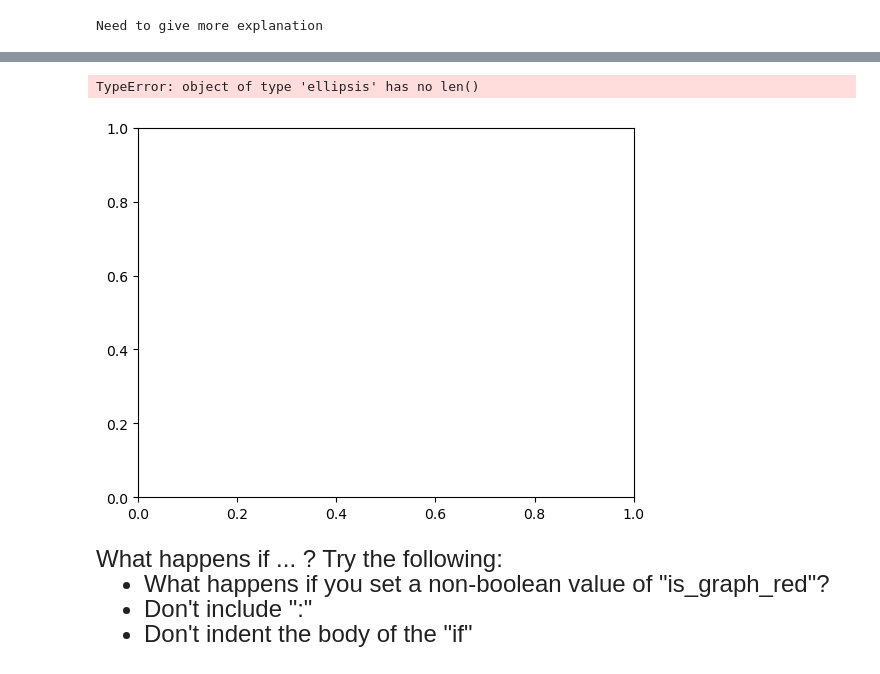
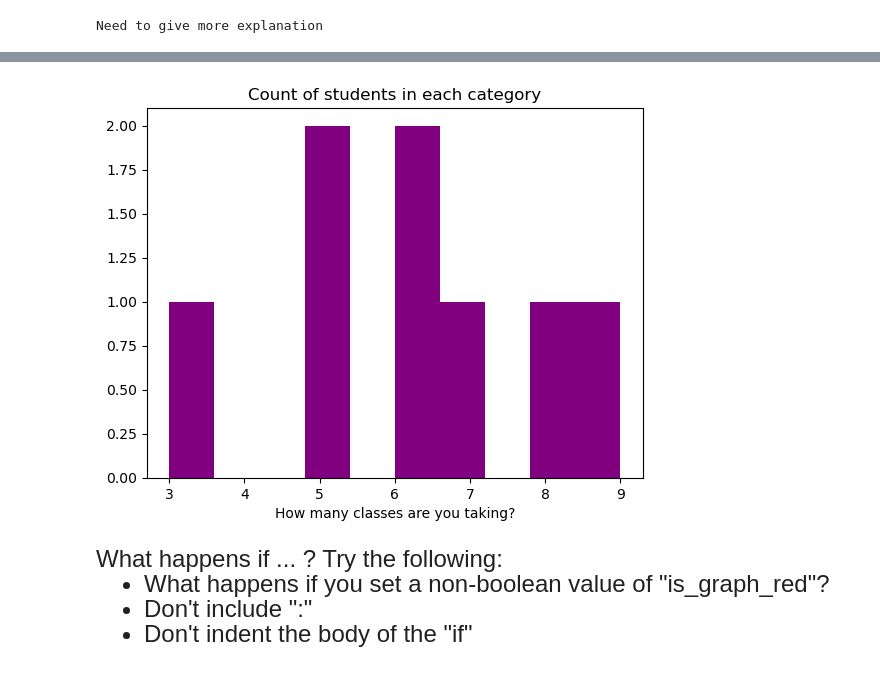
Before and after one commit to jshin0229/qtm151fall2025real, a Jupyter notebook: Lecture_06 - Boolean variables/Lecture6.ipynb, the cells around one changed output, grey strips where cells are left out. Cells and saved outputs as stored; diff of their text form; code cells hidden in the pictures.

```diff
--- a/Lecture_06 - Boolean variables/Lecture6.ipynb
+++ b/Lecture_06 - Boolean variables/Lecture6.ipynb
@@ -409,36 +409,35 @@ depending on a condition <br>
 # %%
 #------------------------------------------------------------------------------#
 #--------------------------- EXPLANATION OF IF/ELSE SYNTAX --------------------#
 #
 # If/else statements are useful to run different types of commands
 # depending on a user-specified input, or conditions satisfied by the data
 #
 # This code prints a red graph if "is_red_graph" is set to "True"
 # and outputs a purple graph otherwise.
 #
 # Common notation: The prefix "is_" denotes boleean variables
 #
 # VIEWING OUTPUT:
 # You can guarantee that the graph appears with plt.show()
 #------------------------------------------------------------------------------#
 
 
 is_graph_red = False
-how_many_classes = ...
+how_many_classes = np.array([6, 5, 3, 5, 7, 8, 9, 6])
 
 if is_graph_red:
     plt.hist(x = how_many_classes, color="red")
     plt.title("Count of students in each category")
     plt.xlabel("How many classes are you taking?")
     plt.show()
 else:
     plt.hist(x = how_many_classes, color="purple")
     plt.title("Count of students in each category")
     plt.xlabel("How many classes are you taking?")
     plt.show()
 # %% [output]
-TypeError: object of type 'ellipsis' has no len()
-[figure, old version]
+[figure, new version]
 # %% [markdown]
 <font size = "5">
 What happens if ... ? Try the following:
```
Also changed, not shown: parts of 2 cells of this notebook.
